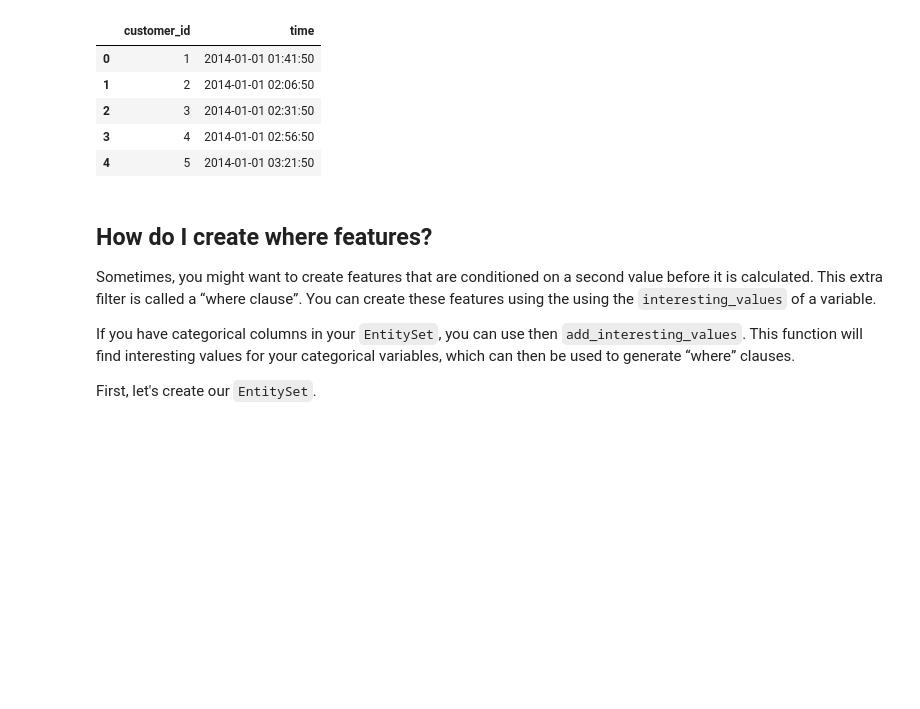
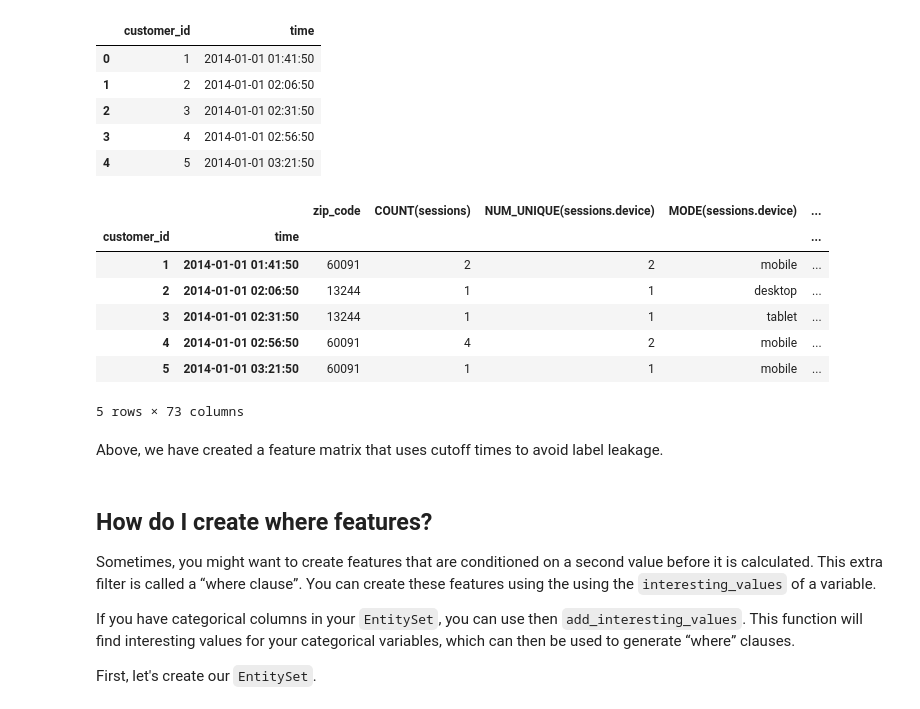
Before and after one commit to alteryx/featuretools, a Jupyter notebook: docs/source/guides/frequently_asked_questions.ipynb, the cells around one changed output. Cells and saved outputs as stored; diff of their text form; code cells hidden in the pictures; blank space fills up the shorter version.

```diff
--- a/docs/source/guides/frequently_asked_questions.ipynb
+++ b/docs/source/guides/frequently_asked_questions.ipynb
@@ -723,10 +717,22 @@ cutoff_times
 # %%
 es_train_test = ft.demo.load_mock_customer(return_entityset=True)
 
 feature_matrix, features = ft.dfs(entityset=es_train_test,
                                   target_entity="customers",
                                   cutoff_time=cutoff_times,
                                   cutoff_time_in_index=True)
+feature_matrix.head()
+# %% [output]
+|  |  | zip_code | COUNT(sessions) | NUM_UNIQUE(sessions.device) | MODE(sessions.device) | ... |
+| customer_id | time |  |  |  |  | ... |
+| 1 | 2014-01-01 01:41:50 | 60091 | 2 | 2 | mobile | ... |
+| 2 | 2014-01-01 02:06:50 | 13244 | 1 | 1 | desktop | ... |
+| 3 | 2014-01-01 02:31:50 | 13244 | 1 | 1 | tablet | ... |
+| 4 | 2014-01-01 02:56:50 | 60091 | 4 | 2 | mobile | ... |
+| 5 | 2014-01-01 03:21:50 | 60091 | 1 | 1 | mobile | ... |
+5 rows × 73 columns
+# %% [markdown]
+Above, we have created a feature matrix that uses cutoff times to avoid label leakage.
 # %% [markdown]
 ## How do I create **where** features?
 
```
Also changed, not shown: parts of 95 cells of this notebook.
